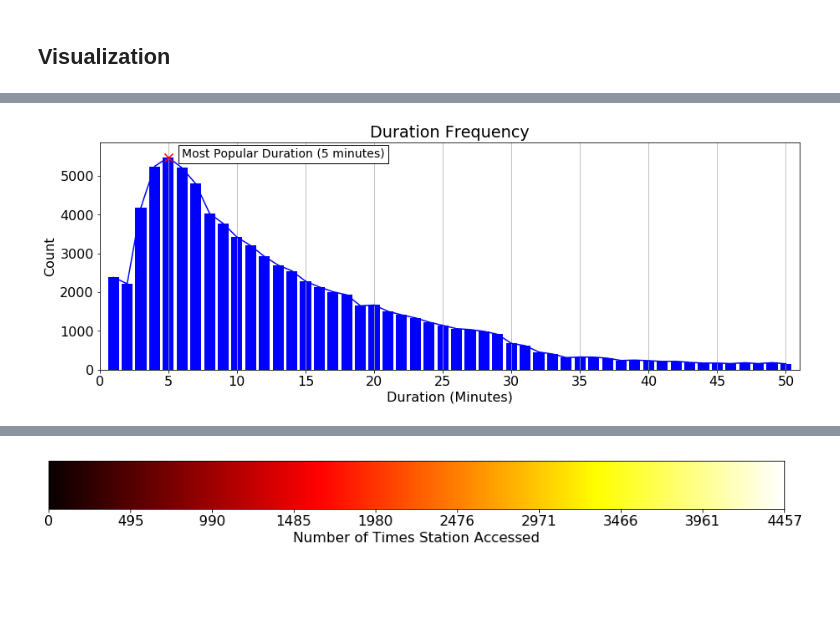
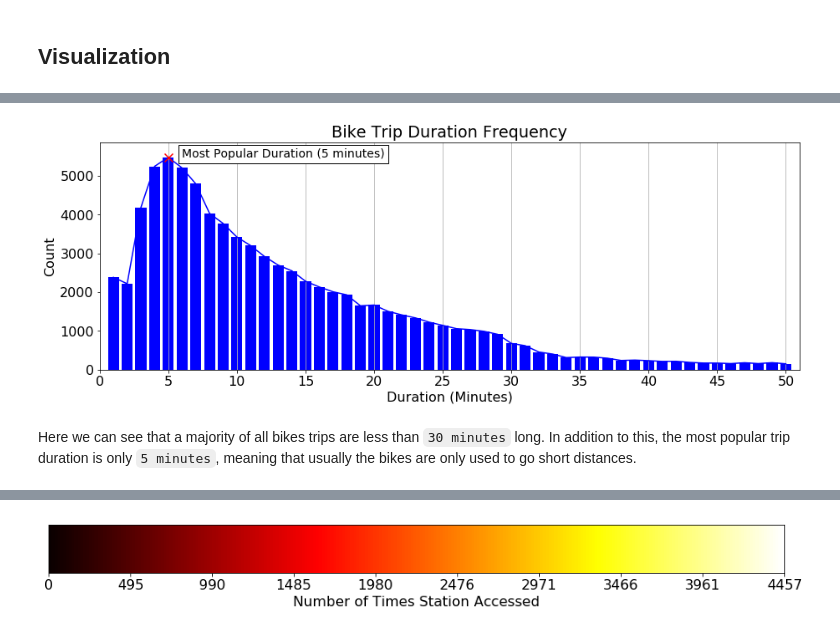
Before and after one commit to justinro-underscore/EECS731Projects, a Jupyter notebook: project7/Metro Bike Share Visualization.ipynb, the cells around one changed output, grey strips where cells are left out. Cells and saved outputs as stored; diff of their text form; code cells hidden in the pictures; blank space fills up the shorter version.

```diff
--- a/project7/Metro Bike Share Visualization.ipynb
+++ b/project7/Metro Bike Share Visualization.ipynb
@@ -71,6 +71,6 @@ stations_df.columns = [col.lower() for col in stations_df]
 stations_df["go_live_date"] = pd.to_datetime(stations_df["go_live_date"], format="%m/%d/%Y")
 
 # Drop unnecessary columns
-trips_df.drop(columns=["trip_id", "bike_id"], inplace=True)
+trips_df.drop(columns=["trip_id"], inplace=True)
 # %%
 # [3000: Virtual Station, 4285: Free Bike, 4286: Smart Bike]
@@ -181,0 +158,17 @@ With this information we can see:
+# %%
+# Get the counts of each type of bike on the streets
+bike_type_data = combined_df.groupby("bike_id").first().reset_index()["bike_type"].value_counts()
+
+d = get_normalized_dict("Bike Type", bike_type_data)
+colors = [colors[1], colors[2], colors[0]] # Use the colors from the last graph
+plt.figure(
+    FigureClass=Waffle,
+    rows=5,
+    values=d,
+    colors=colors,
+    title={"label": "% of Bike Types on the Streets", "loc": "left"},
+    labels=["{0} ({1}%)".format(k, v) for (k, v) in d.items()],
+    legend={"loc": "lower left", "bbox_to_anchor": (1, 0)},
+    figsize=(15,5)
+)
+plt.show()
@@ -227,22 +240,27 @@ plt.show()
 # %%
-duration_data = combined_df["duration"].value_counts().sort_index(ascending=True)[:50]
+# Get frequency of duration of trips
+amount_of_data_shown = 50
+duration_data = combined_df["duration"].value_counts().sort_index(ascending=True)[:amount_of_data_shown]
 
+# Plot data
 plt.figure(figsize=(15,5))
 plt.plot(duration_data.index, duration_data.values, color="blue")
 plt.bar(duration_data.index, duration_data.values, color="blue")
 
-ticks_to_show = list(range(0, 51, 5))
+# Set the ticks
+ticks_to_show = list(range(0, amount_of_data_shown + 1, 5))
 plt.xticks(ticks_to_show)
 plt.grid(axis="x")
 plt.margins(x=0.012)
 
+# Plot the maximum
 plt.scatter(duration_data.idxmax(), duration_data.max(), c="red", marker="x", s=100, zorder=100)
 plt.text(duration_data.idxmax() + 1, duration_data.max(),
          "Most Popular Duration ({} minutes)".format(duration_data.idxmax()), fontsize=14, bbox=dict(facecolor="white"))
 
-plt.title("Duration Frequency")
+plt.title("Bike Trip Duration Frequency")
 plt.xlabel("Duration (Minutes)")
 plt.ylabel("Count")
 plt.show()
 # %% [output]
-[figure, old version]
+[figure, new version]
@@ -251,0 +267,2 @@ gmaps.configure(api_key="API_KEY")
+# %% [markdown]
+Here we can see that a majority of all bikes trips are less than `30 minutes` long. In addition to this, the most popular trip duration is only `5 minutes`, meaning that usually the bikes are only used to go short distances.
```
Also changed, not shown: parts of 22 cells of this notebook, 1 other file.
